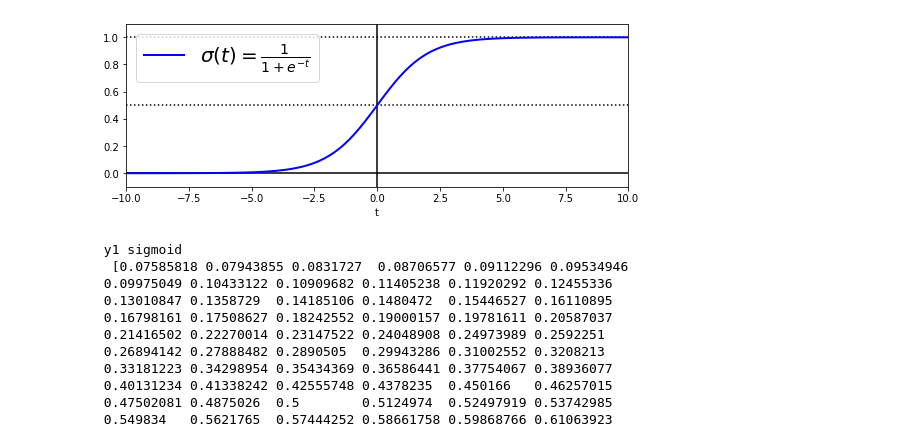
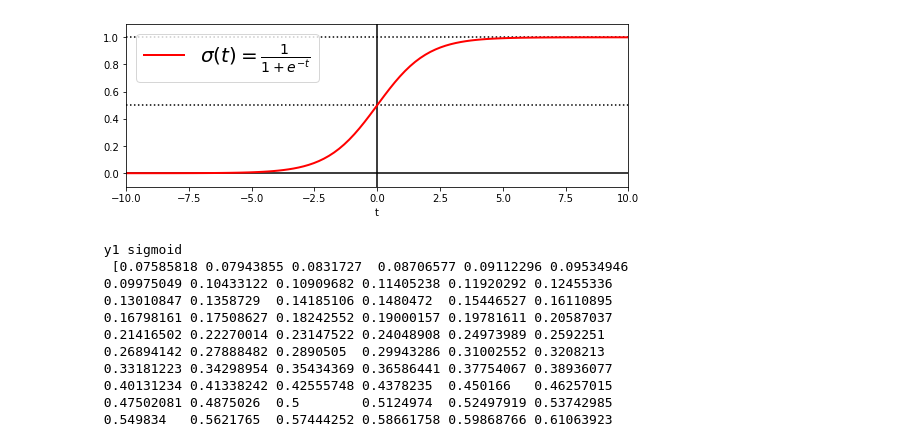
Before and after one commit to KangHoyong/dmi_edu, a Jupyter notebook: 로지스틱 회귀/시그모이드_시각화.ipynb, the cells around one changed output. Cells and saved outputs as stored; diff of their text form; code cells hidden in the pictures.

```diff
--- a/로지스틱 회귀/시그모이드_시각화.ipynb
+++ b/로지스틱 회귀/시그모이드_시각화.ipynb
@@ -1,27 +1,27 @@
 # %%
 import numpy as np
 import matplotlib.pylab as plt
 
 # [-10, 10] 구간안에 100개의 t값을 시그모이드 함수에 대입한다.
 t = np.linspace(-10 , 10, 100)
 # 시그 모이드 공식
 # NumPy의 np.exp() 함수는 밑(base)이 자연상수 e인 지수함수로 변환해줍니다.
 sig = 1 / (1 + np.exp(-t))
 
 # t 와 시그모이드 결과값을 plotting
 plt.figure(figsize=(9, 3))
 plt.plot([-10, 10], [0, 0], "k-")
 plt.plot([-10, 10], [0.5, 0.5], "k:") # y축 기준 0.5 실선하나 생성
 plt.plot([-10, 10], [1, 1], "k:") # y 축 기준 1.0 실선하나 생성
 plt.plot([0, 0], [-1.1, 1.1], "k-") # center 기준 0.0 선하나 생성
-plt.plot(t, sig, "b-", linewidth=2, label=r"$\sigma(t) = \frac{1}{1 + e^{-t}}$") # Text를 보여주기위한 용도
+plt.plot(t, sig, "r-", linewidth=2, label=r"$\sigma(t) = \frac{1}{1 + e^{-t}}$") # Text를 보여주기위한 용도
 plt.xlabel("t") # x 축 name
 plt.legend(loc="upper left", fontsize=20) # Text 크기와 위치 지정
 plt.axis([-10, 10, -0.1, 1.1]) # 그래프 간격 조정
 
 plt.show() # 완성된 그래프 보여주기
 # %% [output]
-[figure, old version]
+[figure, new version]
 # %%
 # 위와 같이 시그모이드 함수는 S 자 형태를 띄며, 어떤 값(t)을 대입하면 0~1 사이의 값을 반환하도록 해준다.
 # %%
```
Also changed, not shown: 8 other files.
